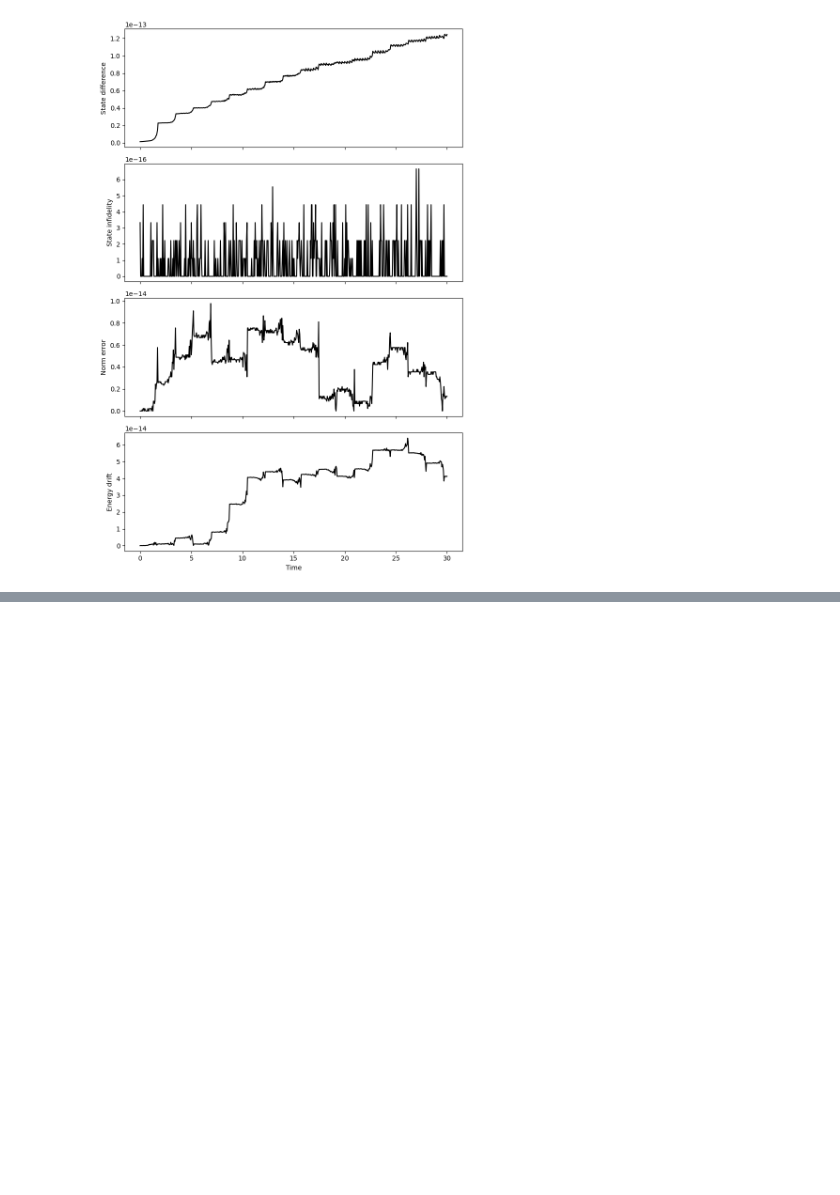
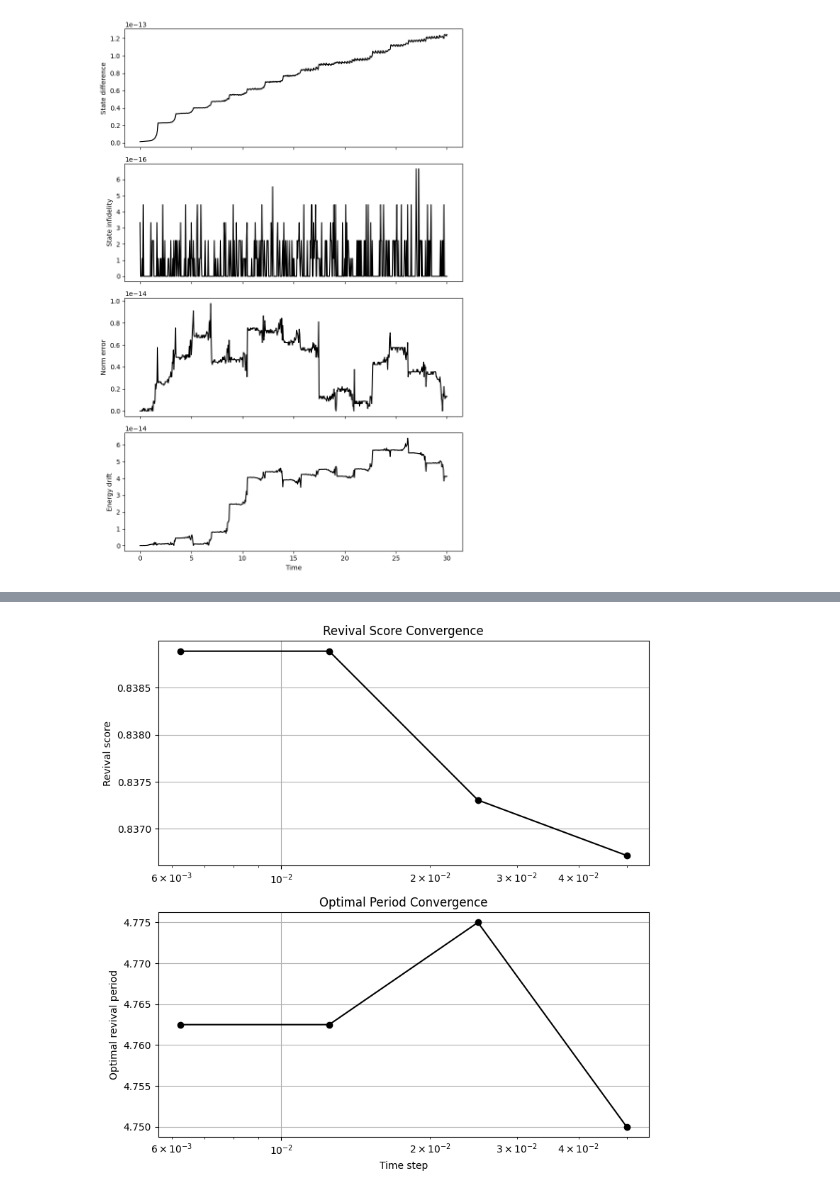
Before and after one commit to ahmetbkavruk/ML-scars, a Jupyter notebook: main.ipynb, the cells around one changed output, grey strips where cells are left out. Cells and saved outputs as stored; diff of their text form; code cells hidden in the pictures; blank space fills up the shorter version.

Commit message:
Bug fix and revival benchmark

```diff
--- a/main.ipynb
+++ b/main.ipynb
@@ -109,3 +109,5 @@ plt.tight_layout()
 plt.show()
 # %% [output]
 [figure]
+# %%
+results = benchmark_revivals(H, initial_index, initial_time_step=0.05, refinements=4, tolerance=1e-3)
@@ -111,0 +132,31 @@ plt.show()
+# %%
+time_steps = []
+revival_scores = []
+optimal_periods = []
+
+for result in results:
+    time_steps.append(result["time_step"])
+    revival_scores.append(result["score"])
+    optimal_periods.append(result["period"])
+
+
+fig, axes = plt.subplots(2, 1, figsize=(8, 8))
+
+axes[0].plot(time_steps, revival_scores, marker="o", linestyle="-", color="black")
+
+axes[0].set_ylabel("Revival score")
+axes[0].set_title("Revival Score Convergence")
+axes[0].grid(True)
+axes[0].set_xscale("log")
+
+axes[1].plot(time_steps, optimal_periods, marker="o", linestyle="-", color="black")
+axes[1].set_xlabel("Time step")
+axes[1].set_ylabel("Optimal revival period")
+axes[1].set_title("Optimal Period Convergence")
+axes[1].grid(True)
+axes[1].set_xscale("log")
+
+plt.tight_layout()
+plt.show()
+# %% [output]
+[figure, added]
```
Also changed, not shown: parts of 2 cells of this notebook, 2 other files.
